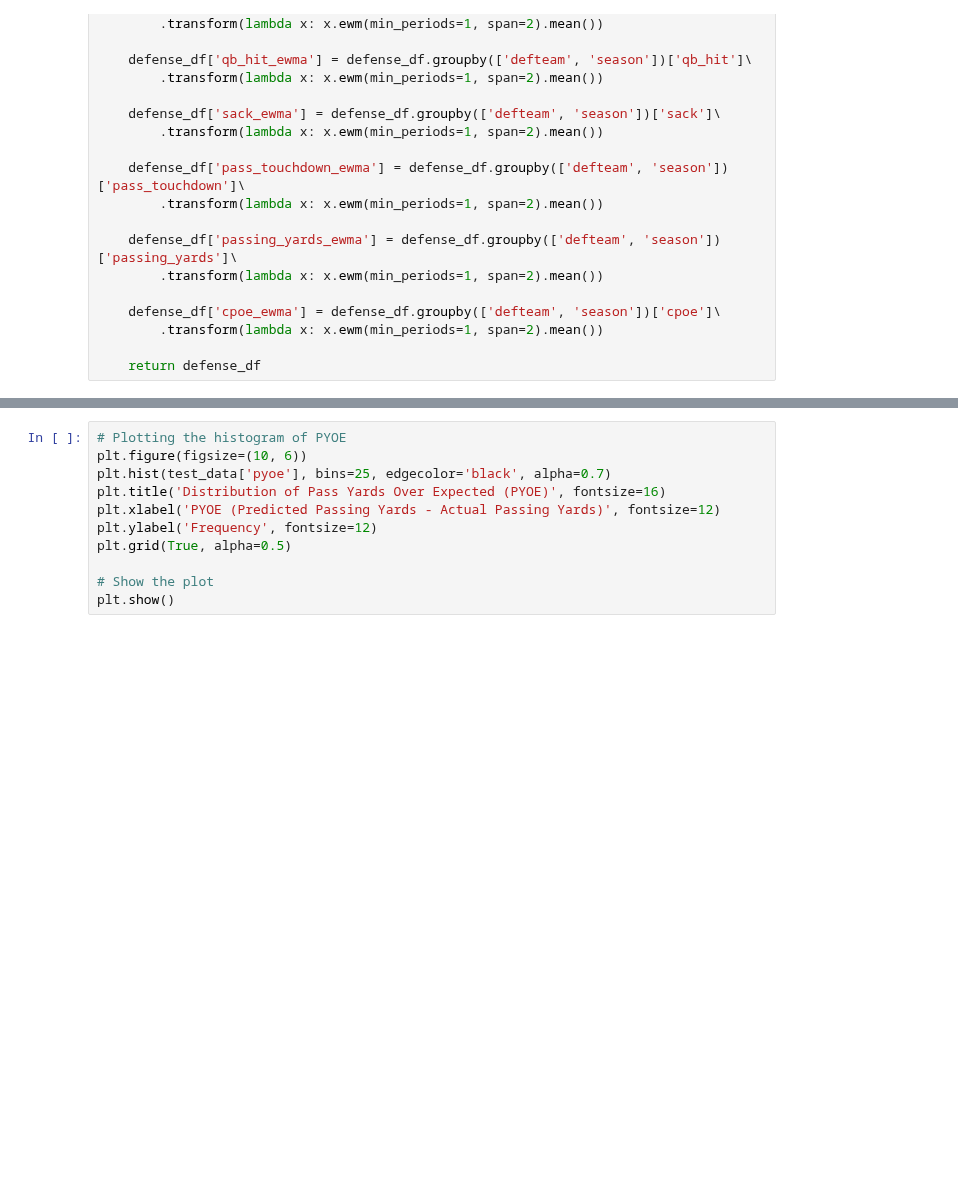
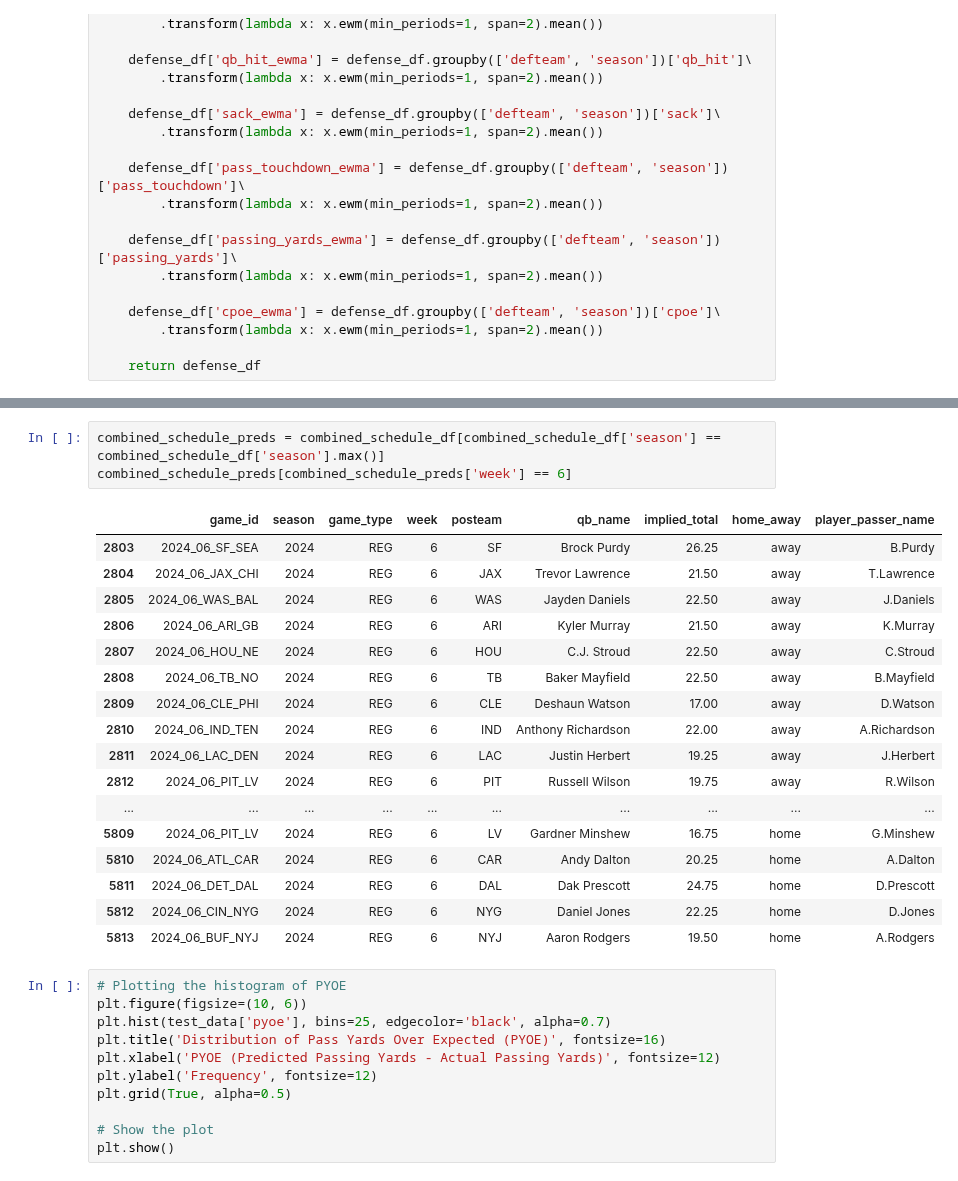
Before and after one commit to bhuggard/CheckTheCover, a Jupyter notebook: testnocom.ipynb, the cells around one changed output, grey strips where cells are left out. Cells and saved outputs as stored; diff of their text form; blank space fills up the shorter version.

```diff
--- a/testnocom.ipynb
+++ b/testnocom.ipynb
@@ -569,3 +660,24 @@ def calculate_ewma_tester_def(defense_df):
+# %%
+combined_schedule_preds = combined_schedule_df[combined_schedule_df['season'] == combined_schedule_df['season'].max()]
+combined_schedule_preds[combined_schedule_preds['week'] == 6]
+# %% [output]
+|  | game_id | season | game_type | week | posteam | qb_name | implied_total | home_away | player_passer_name |
+| 2803 | 2024_06_SF_SEA | 2024 | REG | 6 | SF | Brock Purdy | 26.25 | away | B.Purdy |
+| 2804 | 2024_06_JAX_CHI | 2024 | REG | 6 | JAX | Trevor Lawrence | 21.50 | away | T.Lawrence |
+| 2805 | 2024_06_WAS_BAL | 2024 | REG | 6 | WAS | Jayden Daniels | 22.50 | away | J.Daniels |
+| 2806 | 2024_06_ARI_GB | 2024 | REG | 6 | ARI | Kyler Murray | 21.50 | away | K.Murray |
+| 2807 | 2024_06_HOU_NE | 2024 | REG | 6 | HOU | C.J. Stroud | 22.50 | away | C.Stroud |
+| 2808 | 2024_06_TB_NO | 2024 | REG | 6 | TB | Baker Mayfield | 22.50 | away | B.Mayfield |
+| 2809 | 2024_06_CLE_PHI | 2024 | REG | 6 | CLE | Deshaun Watson | 17.00 | away | D.Watson |
+| 2810 | 2024_06_IND_TEN | 2024 | REG | 6 | IND | Anthony Richardson | 22.00 | away | A.Richardson |
+| 2811 | 2024_06_LAC_DEN | 2024 | REG | 6 | LAC | Justin Herbert | 19.25 | away | J.Herbert |
+| 2812 | 2024_06_PIT_LV | 2024 | REG | 6 | PIT | Russell Wilson | 19.75 | away | R.Wilson |
+| ... | ... | ... | ... | ... | ... | ... | ... | ... | ... |
+| 5809 | 2024_06_PIT_LV | 2024 | REG | 6 | LV | Gardner Minshew | 16.75 | home | G.Minshew |
+| 5810 | 2024_06_ATL_CAR | 2024 | REG | 6 | CAR | Andy Dalton | 20.25 | home | A.Dalton |
+| 5811 | 2024_06_DET_DAL | 2024 | REG | 6 | DAL | Dak Prescott | 24.75 | home | D.Prescott |
+| 5812 | 2024_06_CIN_NYG | 2024 | REG | 6 | NYG | Daniel Jones | 22.25 | home | D.Jones |
+| 5813 | 2024_06_BUF_NYJ | 2024 | REG | 6 | NYJ | Aaron Rodgers | 19.50 | home | A.Rodgers |
 # %%
 # Plotting the histogram of PYOE
 plt.figure(figsize=(10, 6))
```
Also changed, not shown: parts of 18 cells of this notebook.
